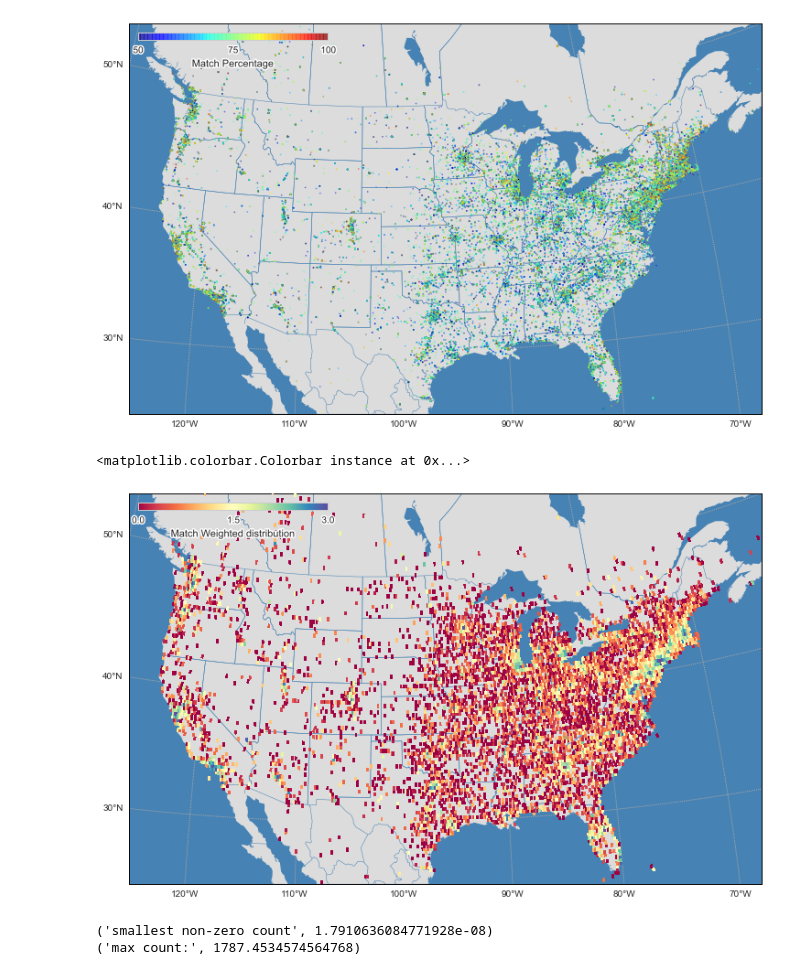
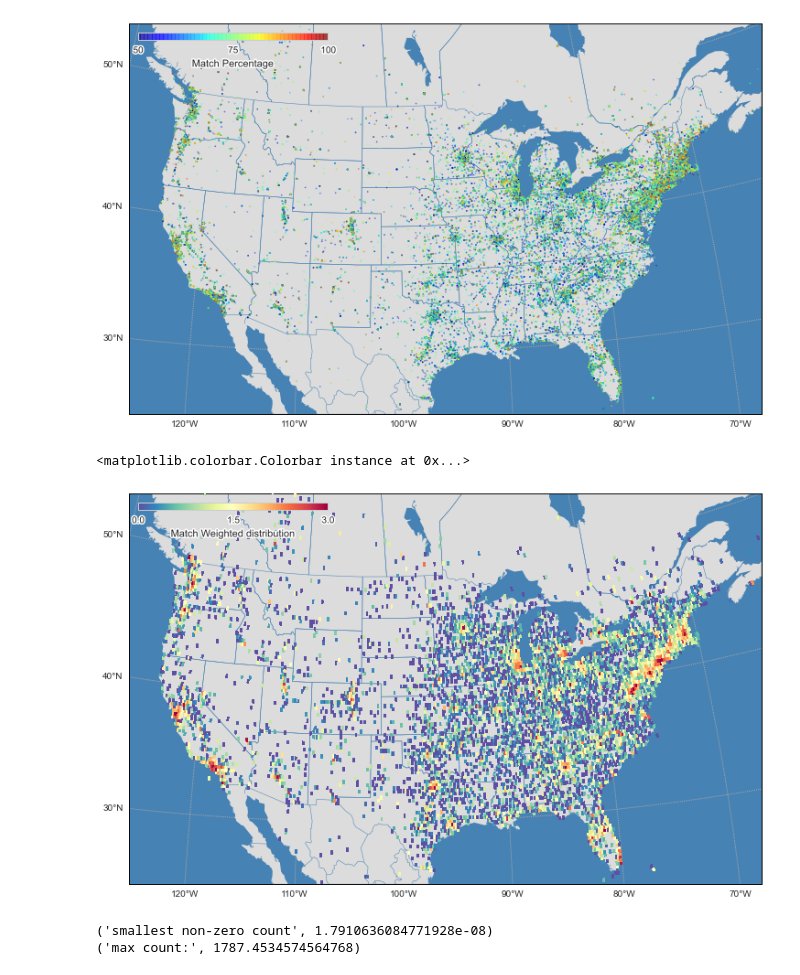
Before and after one commit to ajmendez/explore, a Jupyter notebook: cupid/geo.ipynb, the cells around one changed output. Drawn from its saved outputs; the diff is of its cells as text; code cells hidden in the pictures.

```diff
--- a/cupid/geo.ipynb
+++ b/cupid/geo.ipynb
@@ -71,19 +71,19 @@ icolorbar(sca)
 # %%
 x,y = np.linspace(-150,-50,600), np.linspace(10,60,200)
 X,Y = np.meshgrid(x,y)
 Z = np.histogram2d(lon, lat, weights=normmatch, bins=(x,y))[0]
 Z = np.ma.MaskedArray(np.log10(Z), Z==0)
 
 ax = visualize.setup_plot()
 mx, my = ax.m(X,Y)
 
 pcm = ax.m.pcolormesh(mx, my, Z.T, vmin=0, vmax=3,
                       label='Match Weighted distribution',
-                      cmap=pylab.cm.Spectral, zorder=10, )
+                      cmap=pylab.cm.Spectral_r, zorder=10, )
 icolorbar(pcm)
 # %% [output]
 <matplotlib.colorbar.Colorbar instance at 0x...>
-[figure, old version]
+[figure, new version]
 # %%
 geoplotlib.tiles_provider('darkmatter')
 geoplotlib.set_window_size(800,800)
```
Also changed, not shown: parts of 4 cells of this notebook, 3 other files.
